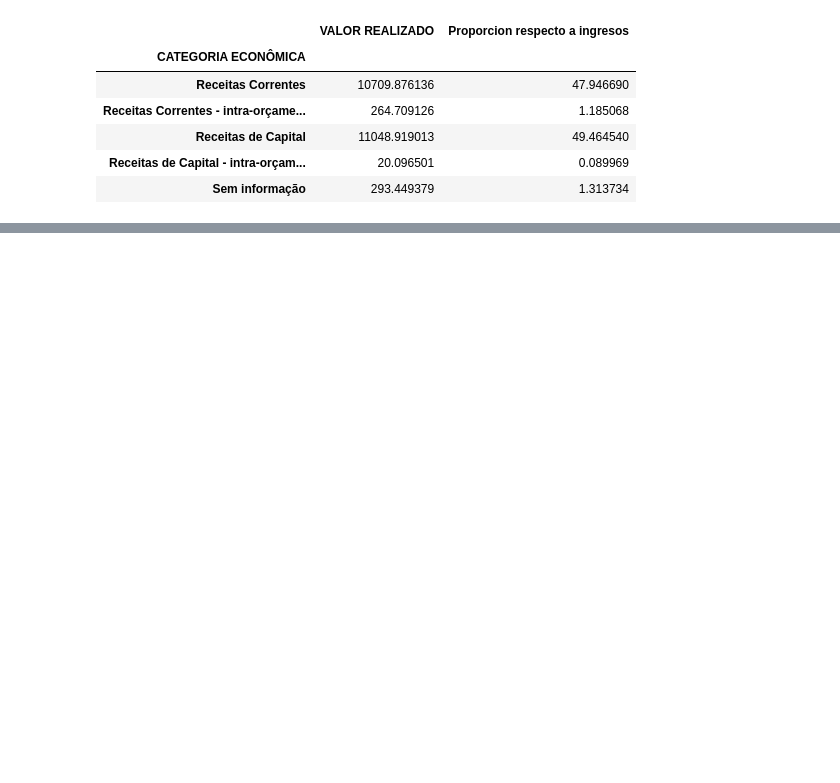
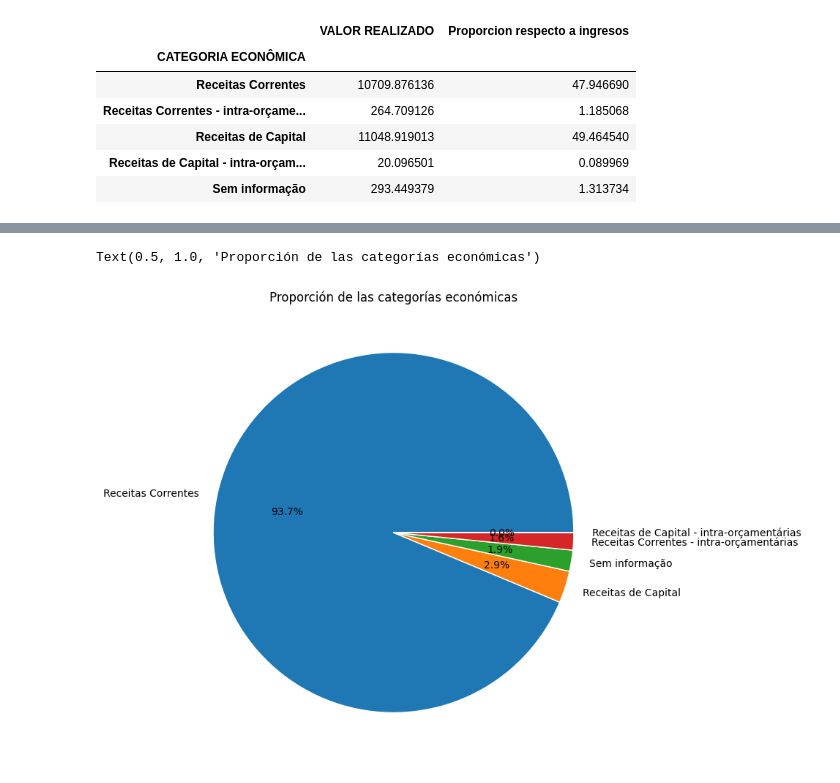
Before and after one commit to ngcarvajall/Proyecto2-EDA-Ingresos-Publicos-Brasil, a Jupyter notebook: jupyter/Exploración.ipynb, the cells around one changed output, grey strips where cells are left out. Saved outputs shown, nothing was run; the diff lists cells and outputs as text; code cells hidden in the pictures; blank space fills up the shorter version.

Commit message:
visual

```diff
--- a/jupyter/Exploración.ipynb
+++ b/jupyter/Exploración.ipynb
@@ -216,0 +249,3 @@ dfprueba
+# %%
+proporcioncat= df_llena_sinnull["CATEGORIA ECONÔMICA"].value_counts(normalize= True)*100
+proporcioncat
@@ -216,0 +260,8 @@ dfprueba
+# %%
+categorias= ["Receitas Correntes","Receitas de Capital", "Sem informação", "Receitas Correntes - intra-orçamentárias", "Receitas de Capital - intra-orçamentárias"]
+plt.figure(figsize=(12,8))
+plt.pie(proporcioncat, labels= categorias, labeldistance=1.1, wedgeprops = { 'linewidth' : 1, 'edgecolor' : 'white' }, autopct= '%1.1f%%',textprops={'fontsize': 10}, startangle= 0)
+plt.title('Proporción de las categorías económicas')
+# %% [output]
+Text(0.5, 1.0, 'Proporción de las categorías económicas')
+[figure, added]
```
Also changed, not shown: parts of 24 cells of this notebook.
